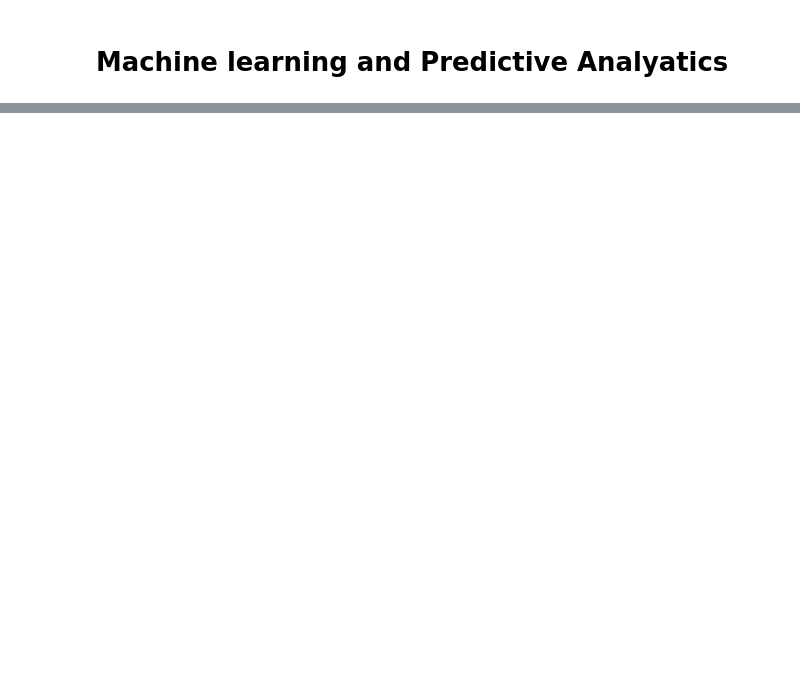
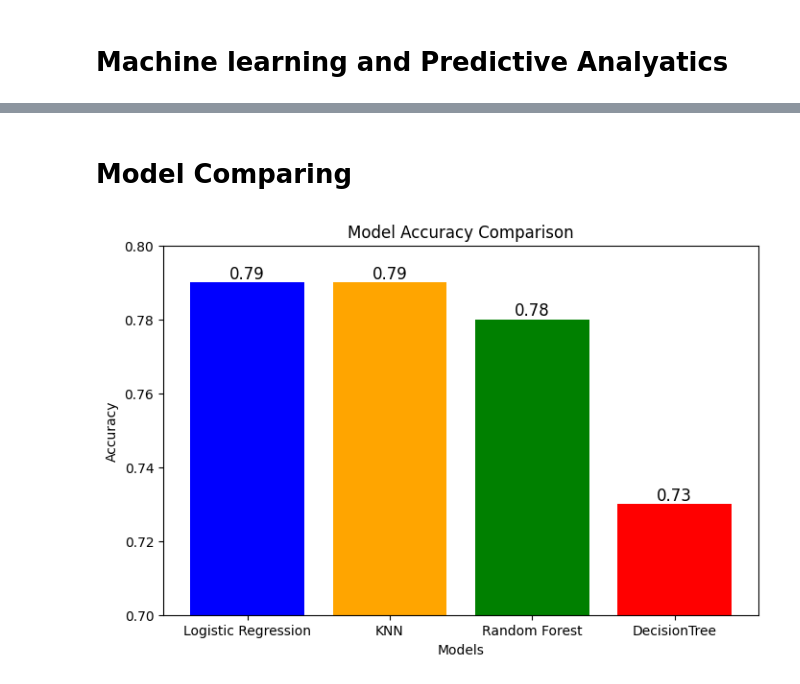
Before and after one commit to Habtom1999/Data-Analytics-Capstone, a Jupyter notebook: Model building.ipynb, the cells around one changed output, grey strips where cells are left out. Cells and saved outputs as stored; diff of their text form; code cells hidden in the pictures; blank space fills up the shorter version.

```diff
--- a/Model building.ipynb
+++ b/Model building.ipynb
@@ -233,0 +477,24 @@ weighted avg       0.79      0.79      0.79       184
+# %% [markdown]
+# Model Comparing
+# %%
+import matplotlib.pyplot as plt
+
+# Model names and their respective accuracies
+models = ["Logistic Regression", "KNN", "Random Forest","DecisionTree"]
+accuracies = [0.79, 0.79, 0.78,0.73]
+
+# Plotting
+plt.figure(figsize=(8, 5))
+plt.bar(models, accuracies, color=['blue', 'orange', 'green','red'])
+plt.ylim(0.70, 0.8)  # Set y-axis range for better comparison
+plt.title("Model Accuracy Comparison")
+plt.ylabel("Accuracy")
+plt.xlabel("Models")
+
+# Annotate the accuracy values on the bars
+for i, acc in enumerate(accuracies):
+    plt.text(i, acc + 0.001, f"{acc:.2f}", ha='center', fontsize=12)
+
+plt.show()
+# %% [output]
+[figure, added]
```
Also changed, not shown: parts of 8 cells of this notebook, 1 other file.
